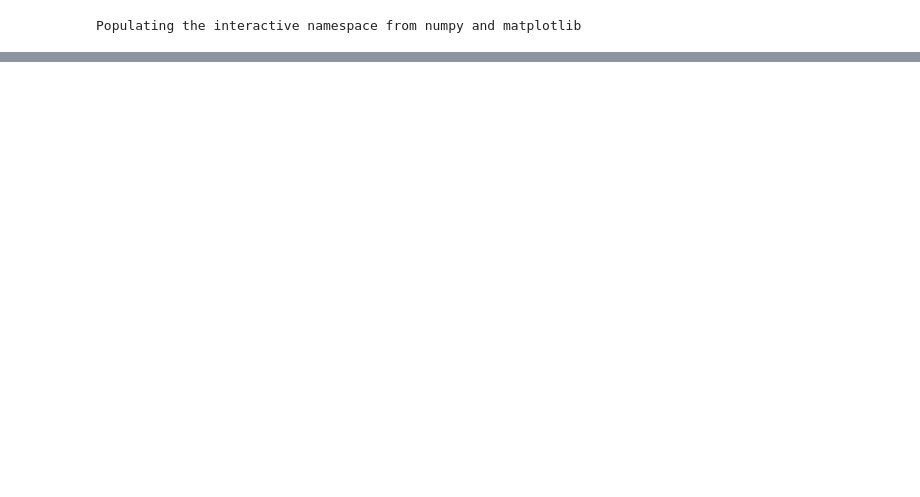
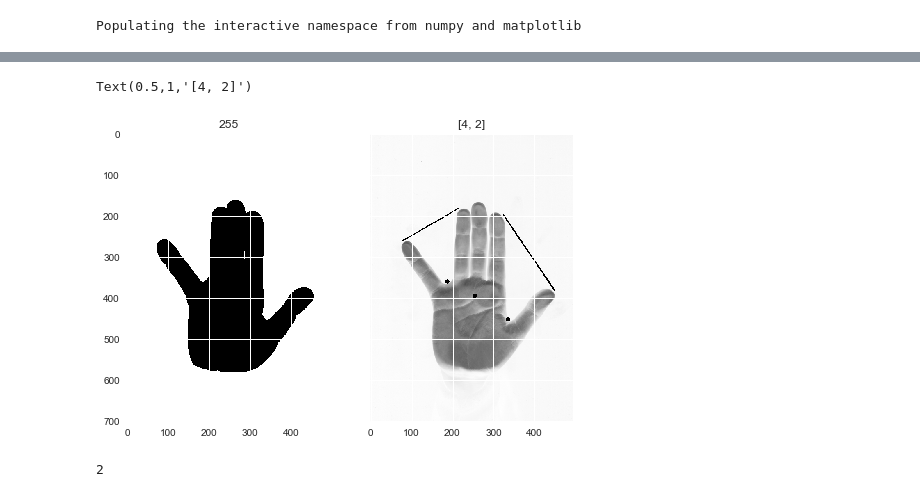
Before and after one commit to aksholokhov/mipt-compvis-2018, a Jupyter notebook: 2nd_problem/problem_2.ipynb, the cells around one changed output, grey strips where cells are left out. Cells and saved outputs as stored; diff of their text form; code cells hidden in the pictures; blank space fills up the shorter version.

```diff
--- a/2nd_problem/problem_2.ipynb
+++ b/2nd_problem/problem_2.ipynb
@@ -28,0 +167,12 @@ data = [imread(open(os.path.join(train_dir, file_name), 'rb')) for file_name in
+# %%
+def classify(feature):
+    if feature > 4.5 or feature < 0.3:
+        return 0
+    elif feature > 1.8:
+        return 4
+    elif feature > 1.05:
+        return 3
+    elif feature > 0.66:
+        return 2
+    else:
+        return 1
@@ -45,0 +247,57 @@ contours = find_contours(t, 0)
+# %%
+img = data[276]
+ret, thresh = cv2.threshold(img,80,255,cv2.THRESH_BINARY)
+median = cv2.medianBlur(thresh, 11)
+kernel = np.ones((5,5),np.uint8)
+dilation = cv2.dilate(median,kernel,iterations = 2)
+_, contours, hierarchy = cv2.findContours(dilation,2,1)
+cnt_idx = np.argmax([cv2.contourArea(cnt) for cnt in contours])
+cnt = contours[cnt_idx]
+hull = cv2.convexHull(cnt,returnPoints = False)
+defects = cv2.convexityDefects(cnt,hull)
+img2 = img.copy()
+angles = []
+M = cv2.moments(cnt)
+cx = int(M['m10']/M['m00'])
+cy = int(M['m01']/M['m00'])
+centroid = tuple([cx, cy])
+ok_defects = sorted(filter(lambda x: x[0][3] > 20000, defects), key=lambda x: np.linalg.norm(cnt[x[0][2]][0] - centroid), reverse=True)
+triangles = []
+for defect in ok_defects:
+    s,e,f,d = defect[0]
+    start = tuple(cnt[s][0])
+    end = tuple(cnt[e][0])
+    far = tuple(cnt[f][0])
+    #print(d)
+    if angle(start, far, end) < 100:
+        feature = np.round(angle(far, start, end)/angle(far, end, start), 2)
+        k = classify(feature)
+        if k in triangles:
+            if k == 2:
+                k = 1
+            elif k == 1:
+                k = 2
+            elif k == 4:
+                k = 3
+            elif k == 3:
+                k = 4
+        if k != 0:
+            triangles.append(k)
+        cv2.line(img2,start,end,[255,0,0],2)
+        cv2.circle(img2,far,5,[255,0,0],-1)
+        cv2.circle(img2,centroid, 5,[255,0,0],-1)
+    if len(triangles) == 4:
+        break
+
+f, (ax1, ax2) = plt.subplots(1, 2, sharey=True)
+ax1.set_title(n)
+ax1.imshow(dilation)
+ax2.imshow(img2)
+ax2.set_title("%s"%(triangles))
+# %% [output]
+Text(0.5,1,'[4, 2]')
+[figure, added]
+# %%
+len(ok_defects)
+# %% [output]
+2
```
Also changed, not shown: parts of 41 cells of this notebook, 2 other files.
